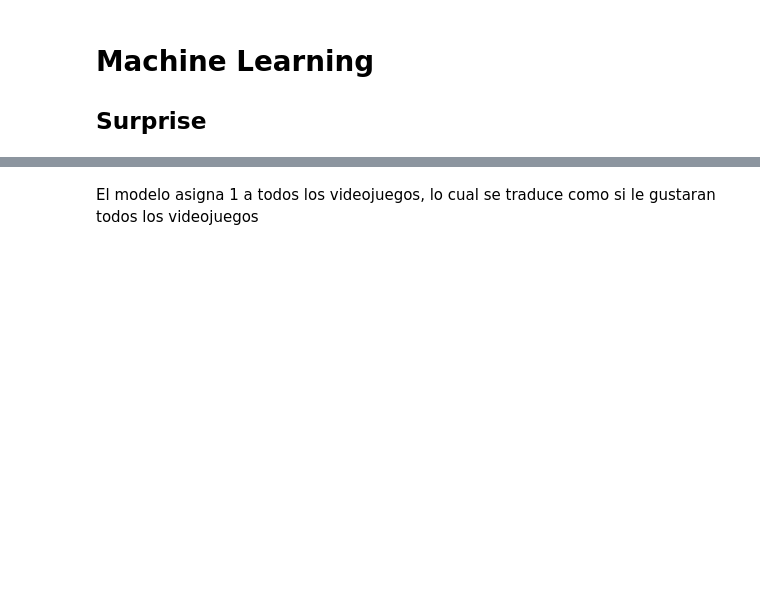
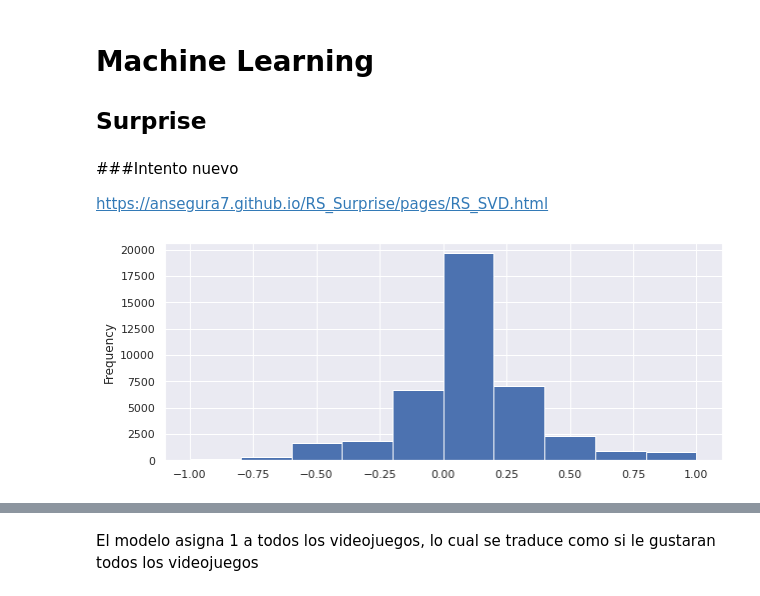
Before and after one commit to nestorjuarezR/Data_Science, a Jupyter notebook: Proyecto3.ipynb, the cells around one changed output, grey strips where cells are left out. Drawn from its saved outputs; the diff is of its cells as text; code cells hidden in the pictures; blank space fills up the shorter version.

```diff
--- a/Proyecto3.ipynb
+++ b/Proyecto3.ipynb
@@ -525,4 +511,4 @@ Text(0.5, 1.0, "Polaridad de Review's")
 ## Surprise
 # %%
 #Creo una copia de las review, que mas adelante empleare
-calificaciones = df_sub[['username', 'product_id', 'polarity']]
+calificaciones = df_sub[['x_username', 'product_id', 'polarity']]
@@ -528,0 +517,14 @@ calificaciones = df_sub[['username', 'product_id', 'polarity']]
+# %% [markdown]
+
+###Intento nuevo
+
+https://ansegura7.github.io/RS_Surprise/pages/RS_SVD.html
+# %%
+from sklearn.model_selection import train_test_split
+train_data, test_data = train_test_split(calificaciones, test_size = 0.2)
+# %%
+plt.figure(figsize = (10, 4))
+train_data.polarity.plot.hist(bins = 10)
+plt.show()
+# %% [output]
+[figure, added]
```
Also changed, not shown: parts of 53 cells of this notebook.
